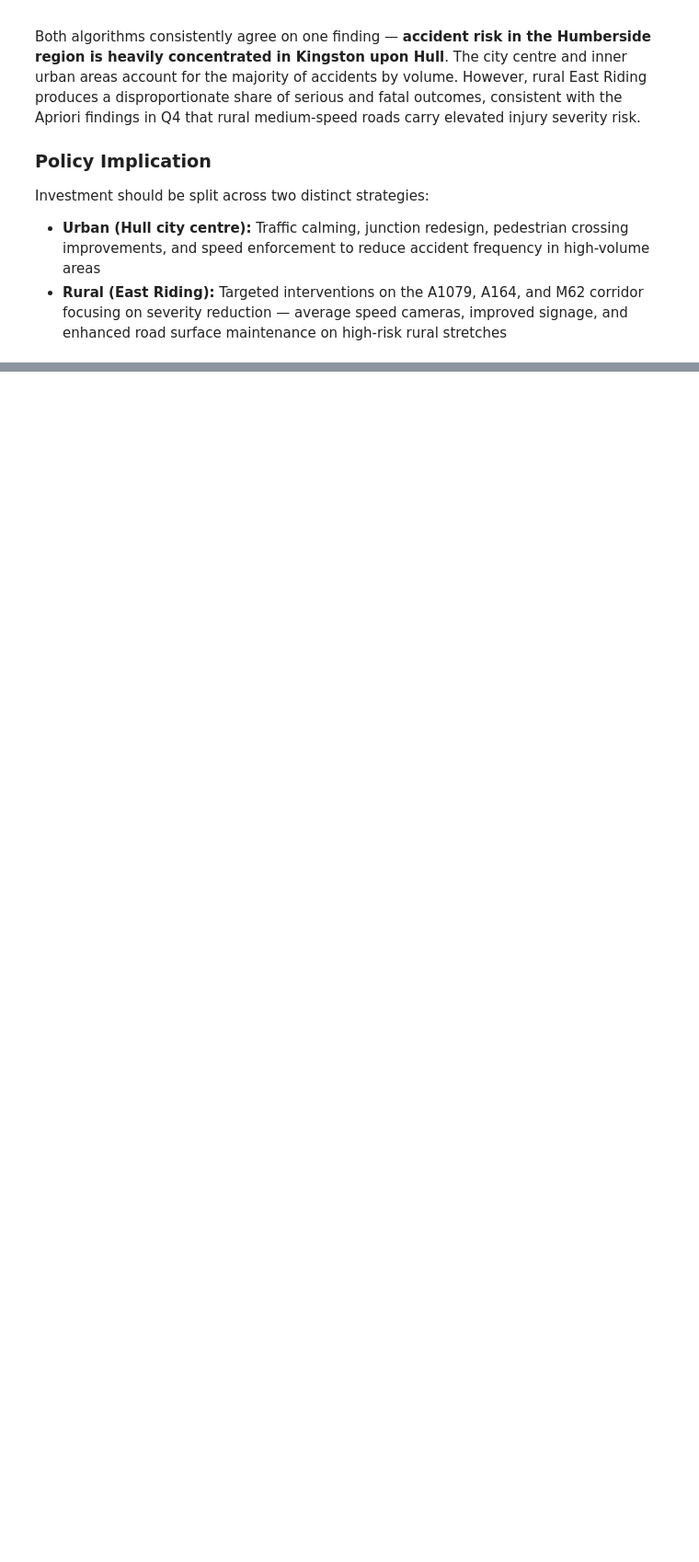
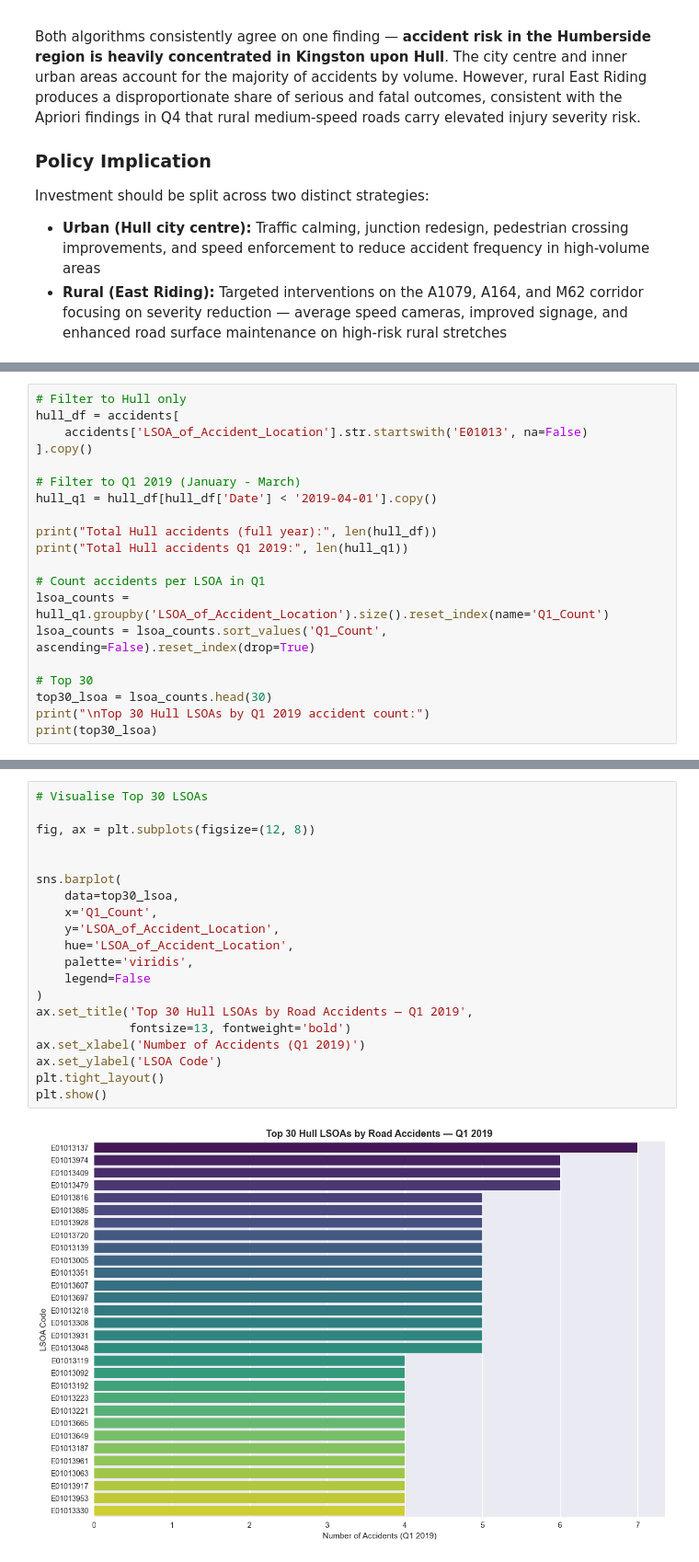
Before and after one commit to Olamilekanvic/UK-Accident, a Jupyter notebook: uk_road_safety.ipynb, the cells around one changed output, grey strips where cells are left out. Shown at 92% size. Saved outputs shown, nothing was run; the diff lists cells and outputs as text; blank space fills up the shorter version.

```diff
--- a/uk_road_safety.ipynb
+++ b/uk_road_safety.ipynb
@@ -1354,0 +1562,20 @@ Investment should be split across two distinct strategies:
+# %%
+# Filter to Hull only
+hull_df = accidents[
+    accidents['LSOA_of_Accident_Location'].str.startswith('E01013', na=False)
+].copy()
+
+# Filter to Q1 2019 (January - March)
+hull_q1 = hull_df[hull_df['Date'] < '2019-04-01'].copy()
+
+print("Total Hull accidents (full year):", len(hull_df))
+print("Total Hull accidents Q1 2019:", len(hull_q1))
+
+# Count accidents per LSOA in Q1
+lsoa_counts = hull_q1.groupby('LSOA_of_Accident_Location').size().reset_index(name='Q1_Count')
+lsoa_counts = lsoa_counts.sort_values('Q1_Count', ascending=False).reset_index(drop=True)
+
+# Top 30
+top30_lsoa = lsoa_counts.head(30)
+print("\nTop 30 Hull LSOAs by Q1 2019 accident count:")
+print(top30_lsoa)
@@ -1354,0 +1600,22 @@ Investment should be split across two distinct strategies:
+# %%
+# Visualise Top 30 LSOAs
+
+fig, ax = plt.subplots(figsize=(12, 8))
+
+
+sns.barplot(
+    data=top30_lsoa,
+    x='Q1_Count',
+    y='LSOA_of_Accident_Location',
+    hue='LSOA_of_Accident_Location',
+    palette='viridis',
+    legend=False
+)
+ax.set_title('Top 30 Hull LSOAs by Road Accidents — Q1 2019',
+             fontsize=13, fontweight='bold')
+ax.set_xlabel('Number of Accidents (Q1 2019)')
+ax.set_ylabel('LSOA Code')
+plt.tight_layout()
+plt.show()
+# %% [output]
+[figure, added]
```
Also changed, not shown: parts of 18 cells of this notebook.
